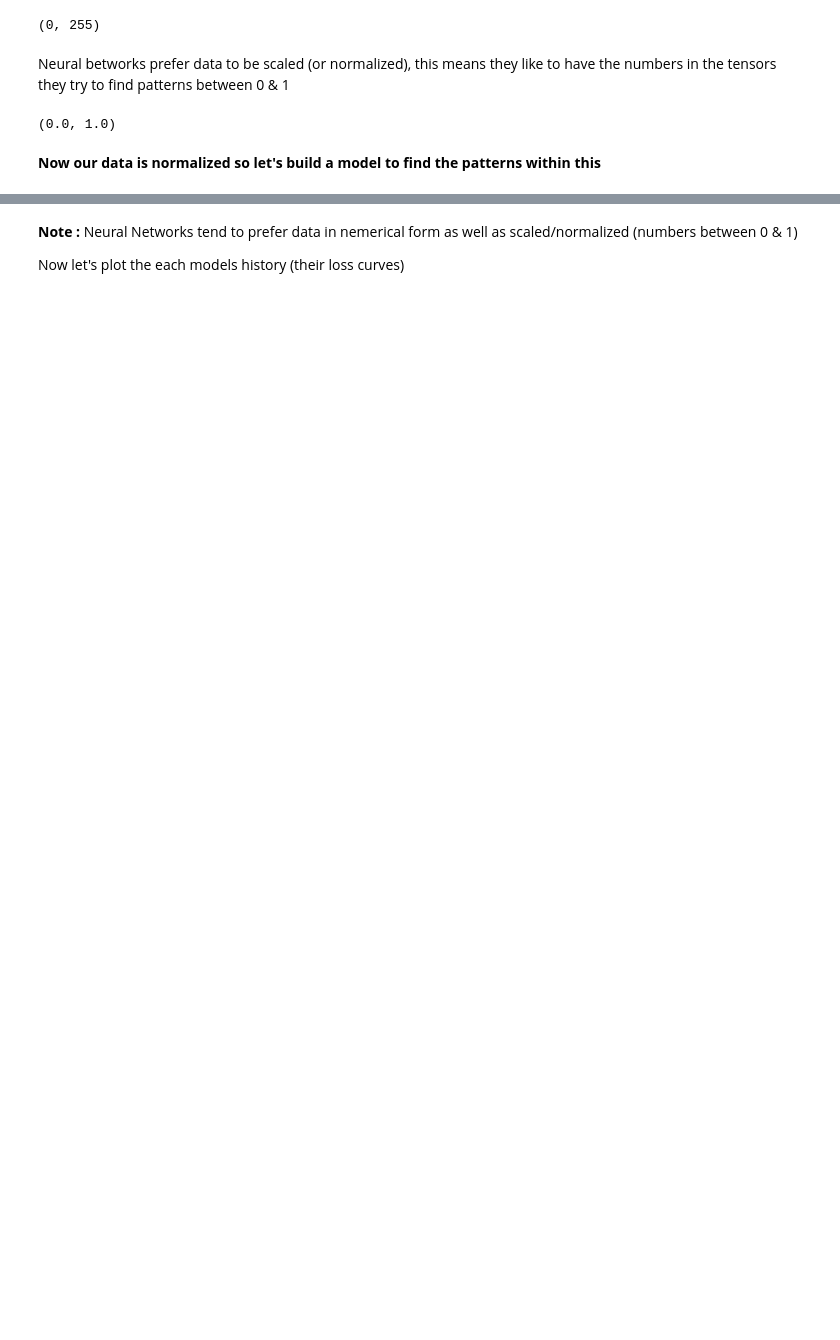
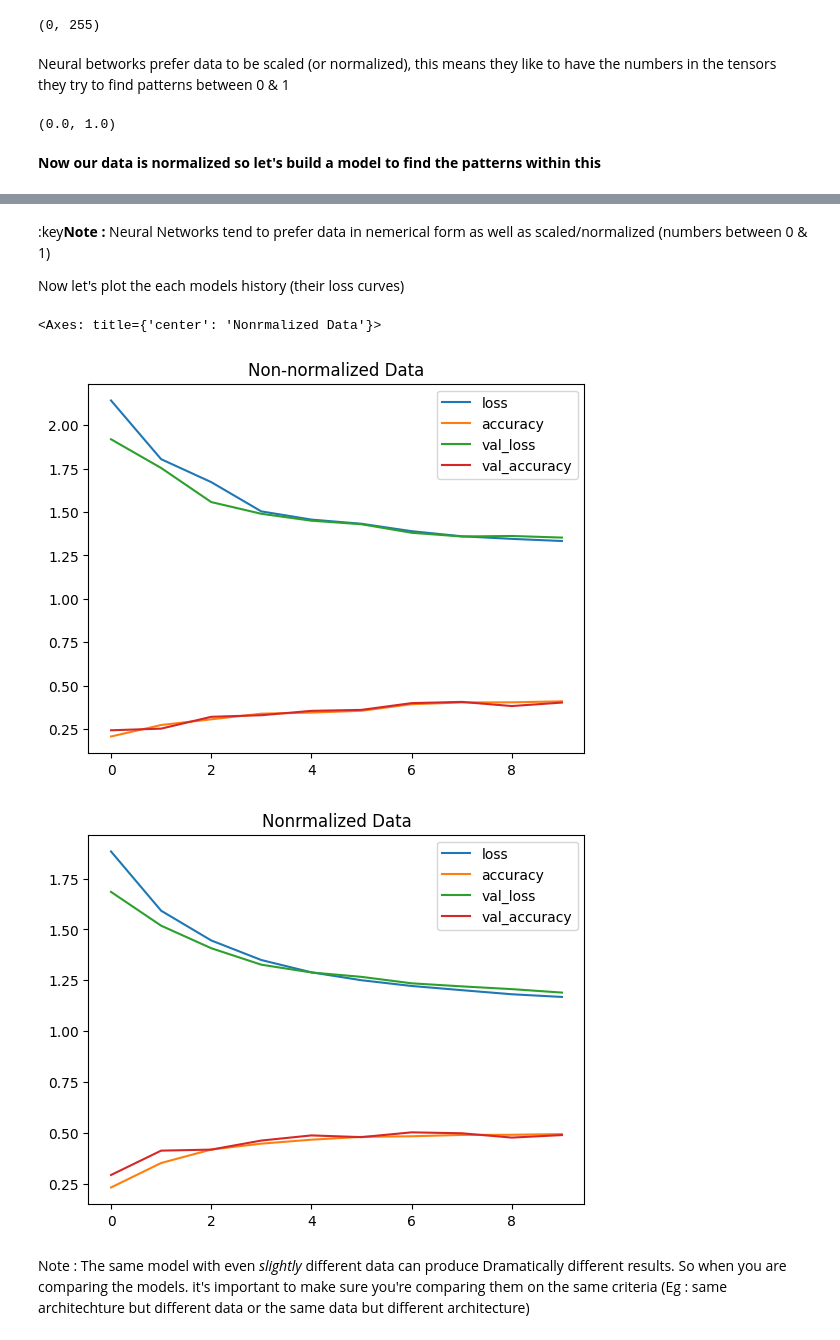
Before and after one commit to iamchenchu/Deep-Learnig-with-TensorFlow, a Jupyter notebook: 02_neural_network_classification_with_tensorflow.ipynb, the cells around one changed output, grey strips where cells are left out. Cells and saved outputs as stored; diff of their text form; code cells hidden in the pictures; blank space fills up the shorter version.

```diff
--- a/02_neural_network_classification_with_tensorflow.ipynb
+++ b/02_neural_network_classification_with_tensorflow.ipynb
@@ -1186,7 +1195,7 @@ model_11.compile(loss = tf.keras.losses.SparseCategoricalCrossentropy(),
                  metrics = ["accuracy"])
 
 #3. Fit the model
-history_11= model_11.fit(train_data,
+non_norm_history= model_11.fit(train_data,
                       train_labels,
                       epochs = 10,
                       validation_data=(test_data, test_labels)) # we can add this one also during the fit and we are using it for the first time, it also evalutes the test data during the training
@@ -1298,5 +1308,19 @@ Epoch 10/10
 # %% [markdown]
-**Note :** Neural Networks tend to prefer data in nemerical form as well as scaled/normalized (numbers between 0 & 1)
+:key**Note :** Neural Networks tend to prefer data in nemerical form as well as scaled/normalized (numbers between 0 & 1)
 
 
 Now let's plot the each models history (their loss curves)
+# %%
+import pandas as pd
+
+#Plot non-normalized data loss curves
+pd.DataFrame(non_norm_history.history).plot(title = "Non-normalized Data")
+
+#Plot non-normalized data loss curves
+pd.DataFrame(norm_hisroty.history).plot(title = "Nonrmalized Data")
+# %% [output]
+<Axes: title={'center': 'Nonrmalized Data'}>
+[figure, added]
+[figure, added]
+# %% [markdown]
+Note : The same model with even *slightly* different data can produce Dramatically different results.  So when you are comparing the models. it's important to make sure you're comparing them on the same criteria (Eg : same architechture but different data or the same data but different architecture)
```
Also changed, not shown: parts of 63 cells of this notebook.
